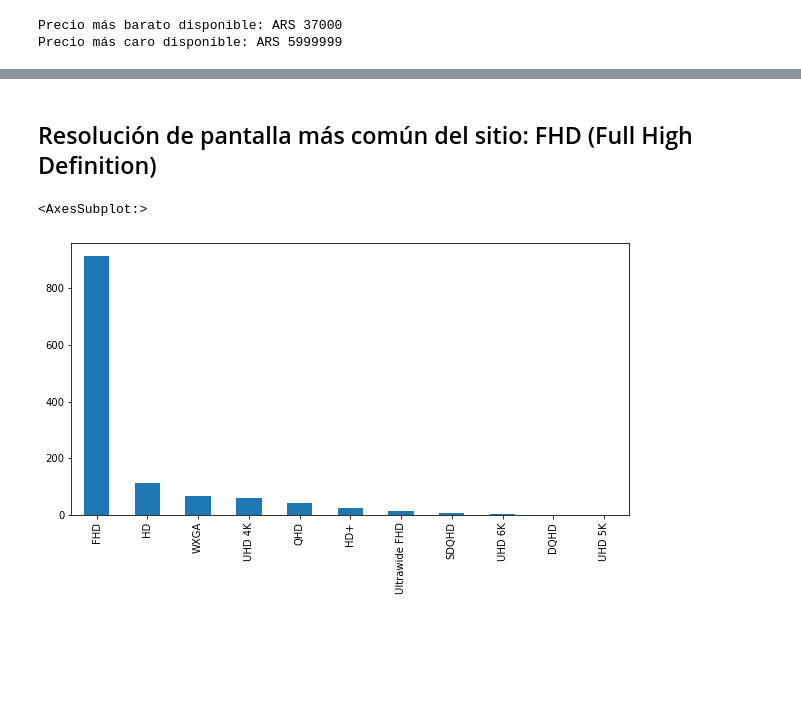
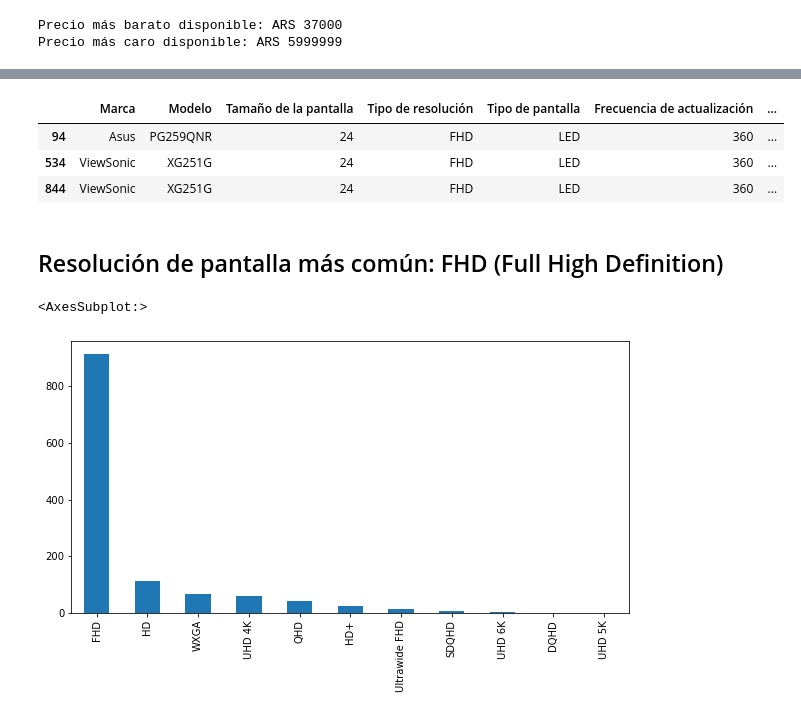
Before and after one commit to cris-andrade-97/MeLiWebScraping, a Jupyter notebook: Analisis del CSV/Análisis del CSV.ipynb, the cells around one changed output, grey strips where cells are left out. Saved outputs shown, nothing was run; the diff lists cells and outputs as text; code cells hidden in the pictures; blank space fills up the shorter version.

```diff
--- a/Analisis del CSV/Análisis del CSV.ipynb
+++ b/Analisis del CSV/Análisis del CSV.ipynb
@@ -75,5 +66,12 @@ df.sort_values(by='Frecuencia de actualización', ascending = False).head()
+# %%
+df[(df['Frecuencia de actualización']==df['Frecuencia de actualización'].max())]
+# %% [output]
+|  | Marca | Modelo | Tamaño de la pantalla | Tipo de resolución | Tipo de pantalla | Frecuencia de actualización | ... |
+| 94 | Asus | PG259QNR | 24 | FHD | LED | 360 | ... |
+| 534 | ViewSonic | XG251G | 24 | FHD | LED | 360 | ... |
+| 844 | ViewSonic | XG251G | 24 | FHD | LED | 360 | ... |
 # %% [markdown]
-## Resolución de pantalla más común del sitio: FHD (Full High Definition)
+## Resolución de pantalla más común: FHD (Full High Definition)
 # %%
 df['Tipo de resolución'].value_counts().plot.bar(figsize=(10,5))
 # %% [output]
```
Also changed, not shown: parts of 27 cells of this notebook.
